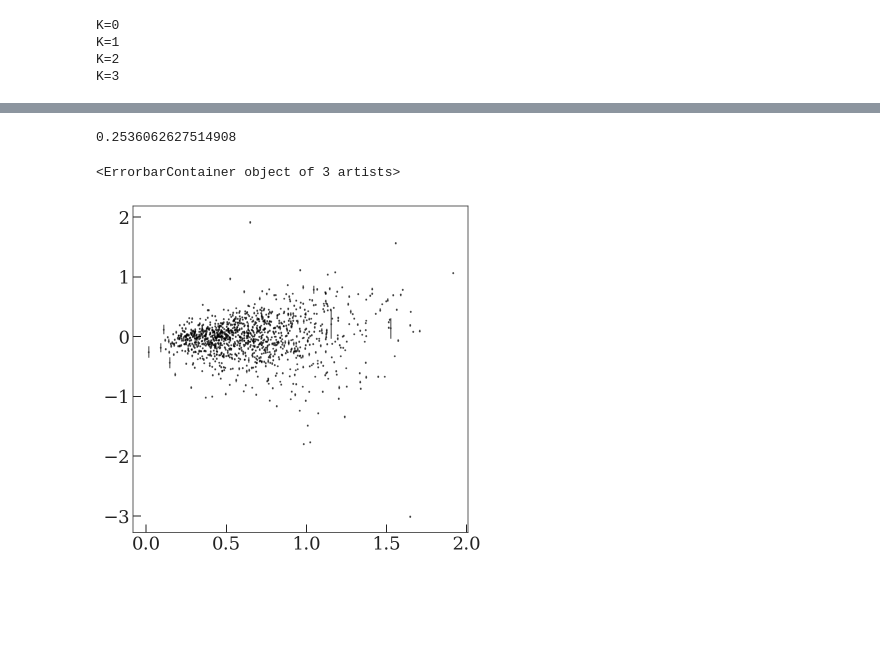
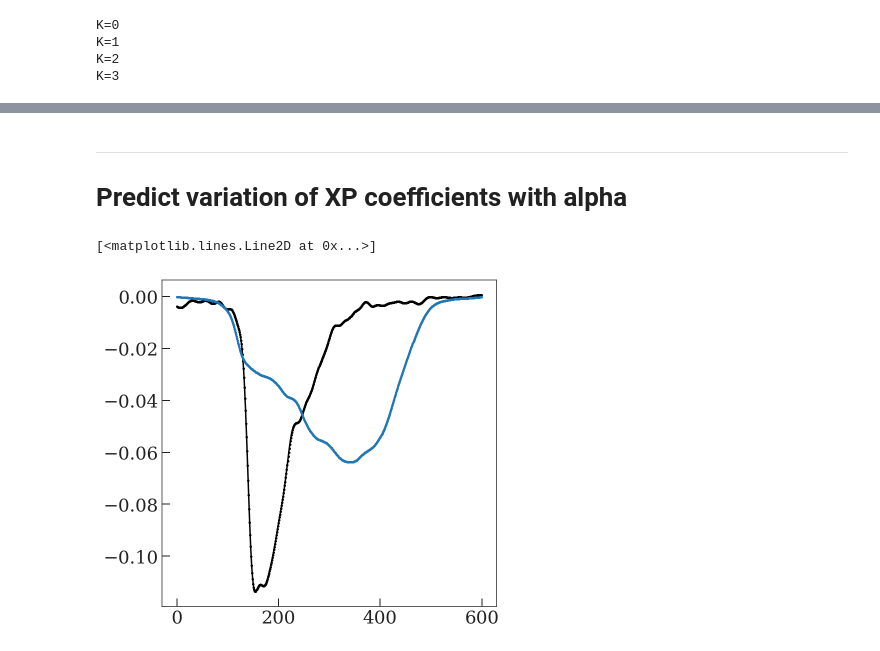
Before and after one commit to adrn/local-linear-lvm-xp, a Jupyter notebook: notebooks/Linear-LVM-neighborhoods.ipynb, the cells around one changed output, grey strips where cells are left out. Saved outputs shown, nothing was run; the diff lists cells and outputs as text; code cells hidden in the pictures; blank space fills up the shorter version.

```diff
--- a/notebooks/Linear-LVM-neighborhoods.ipynb
+++ b/notebooks/Linear-LVM-neighborhoods.ipynb
@@ -468,16 +496,16 @@ logg:
 # %%
-valid_plx = _all_predict['schmag'] / schmag_factor
-dy = (g.parallax.value - valid_plx) # / g.parallax.value
-print(1.5 * MAD(dy))
+# valid_plx = _all_predict['schmag'] / schmag_factor
+# dy = (g.parallax.value - valid_plx) # / g.parallax.value
+# print(1.5 * MAD(dy))
 
-plt.errorbar(
-    g.parallax.value,
-    dy,
-    # yerr=(g.parallax_error / g.parallax).value,
-    yerr=g.parallax_error.value,
-    ms=4, alpha=0.5, ls='none'
-)
+# plt.errorbar(
+#     g.parallax.value,
+#     dy,
+#     # yerr=(g.parallax_error / g.parallax).value,
+#     yerr=g.parallax_error.value,
+#     ms=4, alpha=0.5, ls='none'
+# )
-# %% [output]
-0.2536062627514908
-<ErrorbarContainer object of 3 artists>
-[figure, removed]
+# %% [markdown]
+---
+
+# Predict variation of XP coefficients with alpha
@@ -483,0 +560,18 @@ plt.errorbar(
+# %%
+_zeros = np.zeros(55 - 25)
+data = {
+    "source_id": 0,
+    "bp_basis_function_id": np.array(56),
+    "rp_basis_function_id": np.array(57),
+    "bp_standard_deviation": 1.0,
+    "rp_standard_deviation": 1.0,
+    "bp_coefficients": np.concatenate((X_predict_grid[0, 1:25+1], _zeros)),
+    "rp_coefficients": np.concatenate((X_predict_grid[0, 25+1:-1], [0], _zeros))
+}
+spectra = make_spectrum(data, truncation=False)
+# %%
+plt.plot(spectra['bp'].flux)
+plt.plot(spectra['rp'].flux)
+# %% [output]
+[<matplotlib.lines.Line2D at 0x...>]
+[figure, added]
```
Also changed, not shown: parts of 15 cells of this notebook.
